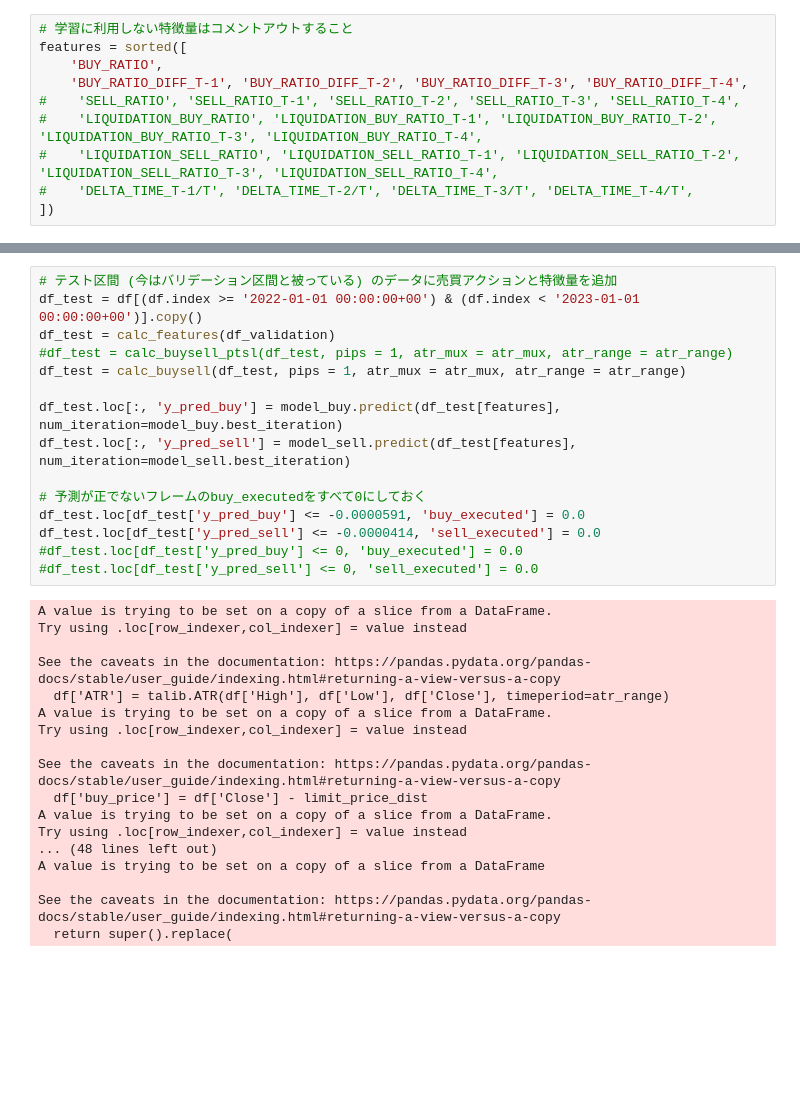
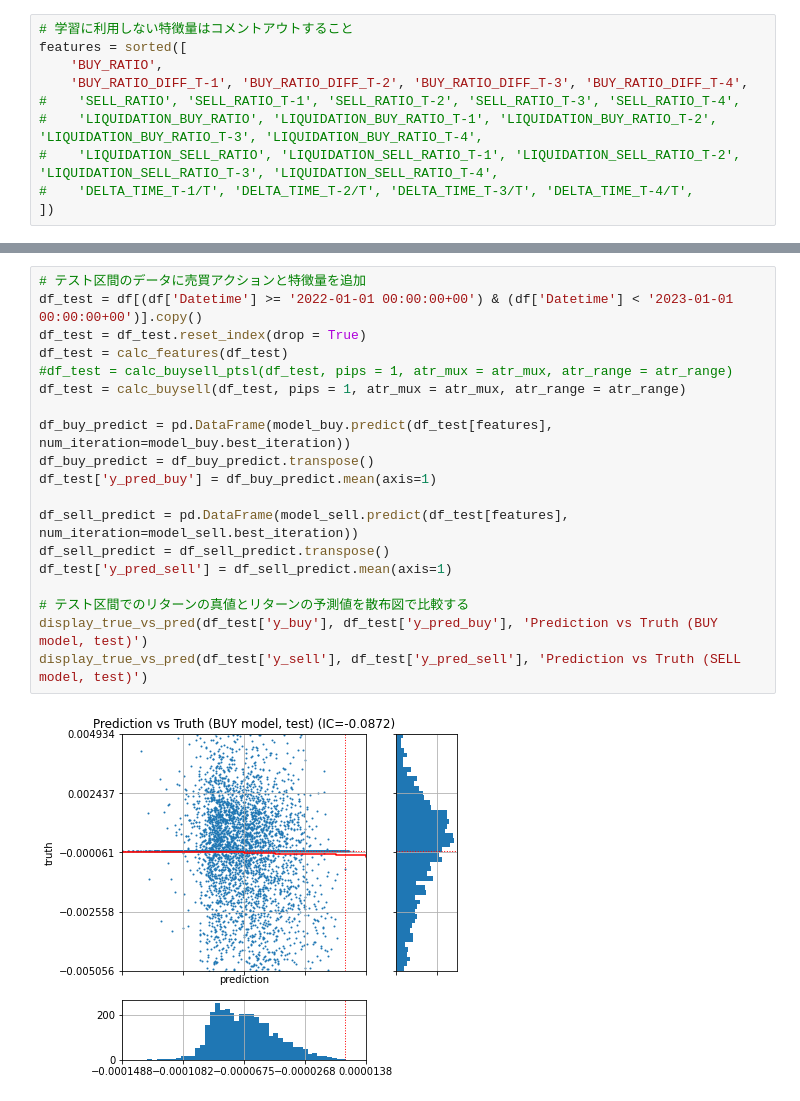
Before and after one commit to WannabeBotter/crypto_misc_jupyter, a Jupyter notebook: richman_dollarbar/richman_dollarbar.ipynb, the cells around one changed output, grey strips where cells are left out. Cells and saved outputs as stored; diff of their text form; blank space fills up the shorter version.

```diff
--- a/richman_dollarbar/richman_dollarbar.ipynb
+++ b/richman_dollarbar/richman_dollarbar.ipynb
@@ -671,33 +677,21 @@ p平均 0.2517247791407303
 # %%
-# テスト区間 (今はバリデーション区間と被っている) のデータに売買アクションと特徴量を追加
-df_test = df[(df.index >= '2022-01-01 00:00:00+00') & (df.index < '2023-01-01 00:00:00+00')].copy()
-df_test = calc_features(df_validation)
+# テスト区間のデータに売買アクションと特徴量を追加
+df_test = df[(df['Datetime'] >= '2022-01-01 00:00:00+00') & (df['Datetime'] < '2023-01-01 00:00:00+00')].copy()
+df_test = df_test.reset_index(drop = True)
+df_test = calc_features(df_test)
 #df_test = calc_buysell_ptsl(df_test, pips = 1, atr_mux = atr_mux, atr_range = atr_range)
 df_test = calc_buysell(df_test, pips = 1, atr_mux = atr_mux, atr_range = atr_range)
 
-df_test.loc[:, 'y_pred_buy'] = model_buy.predict(df_test[features], num_iteration=model_buy.best_iteration)
-df_test.loc[:, 'y_pred_sell'] = model_sell.predict(df_test[features], num_iteration=model_sell.best_iteration)
+df_buy_predict = pd.DataFrame(model_buy.predict(df_test[features], num_iteration=model_buy.best_iteration))
+df_buy_predict = df_buy_predict.transpose()
+df_test['y_pred_buy'] = df_buy_predict.mean(axis=1)
 
-# 予測が正でないフレームのbuy_executedをすべて0にしておく
-df_test.loc[df_test['y_pred_buy'] <= -0.0000591, 'buy_executed'] = 0.0
-df_test.loc[df_test['y_pred_sell'] <= -0.0000414, 'sell_executed'] = 0.0
-#df_test.loc[df_test['y_pred_buy'] <= 0, 'buy_executed'] = 0.0
-#df_test.loc[df_test['y_pred_sell'] <= 0, 'sell_executed'] = 0.0
+df_sell_predict = pd.DataFrame(model_sell.predict(df_test[features], num_iteration=model_sell.best_iteration))
+df_sell_predict = df_sell_predict.transpose()
+df_test['y_pred_sell'] = df_sell_predict.mean(axis=1)
+
+# テスト区間でのリターンの真値とリターンの予測値を散布図で比較する
+display_true_vs_pred(df_test['y_buy'], df_test['y_pred_buy'], 'Prediction vs Truth (BUY model, test)')
+display_true_vs_pred(df_test['y_sell'], df_test['y_pred_sell'], 'Prediction vs Truth (SELL model, test)')
 # %% [output]
-A value is trying to be set on a copy of a slice from a DataFrame.
-Try using .loc[row_indexer,col_indexer] = value instead
-
-See the caveats in the documentation: https://pandas.pydata.org/pandas-docs/stable/user_guide/indexing.html#returning-a-view-versus-a-copy
-  df['ATR'] = talib.ATR(df['High'], df['Low'], df['Close'], timeperiod=atr_range)
-A value is trying to be set on a copy of a slice from a DataFrame.
-Try using .loc[row_indexer,col_indexer] = value instead
-
-See the caveats in the documentation: https://pandas.pydata.org/pandas-docs/stable/user_guide/indexing.html#returning-a-view-versus-a-copy
-  df['buy_price'] = df['Close'] - limit_price_dist
-A value is trying to be set on a copy of a slice from a DataFrame.
-Try using .loc[row_indexer,col_indexer] = value instead
-... (48 lines left out)
-A value is trying to be set on a copy of a slice from a DataFrame
-
-See the caveats in the documentation: https://pandas.pydata.org/pandas-docs/stable/user_guide/indexing.html#returning-a-view-versus-a-copy
-  return super().replace(
+[figure, added]
```
Also changed, not shown: parts of 15 cells of this notebook, 2 other files.
